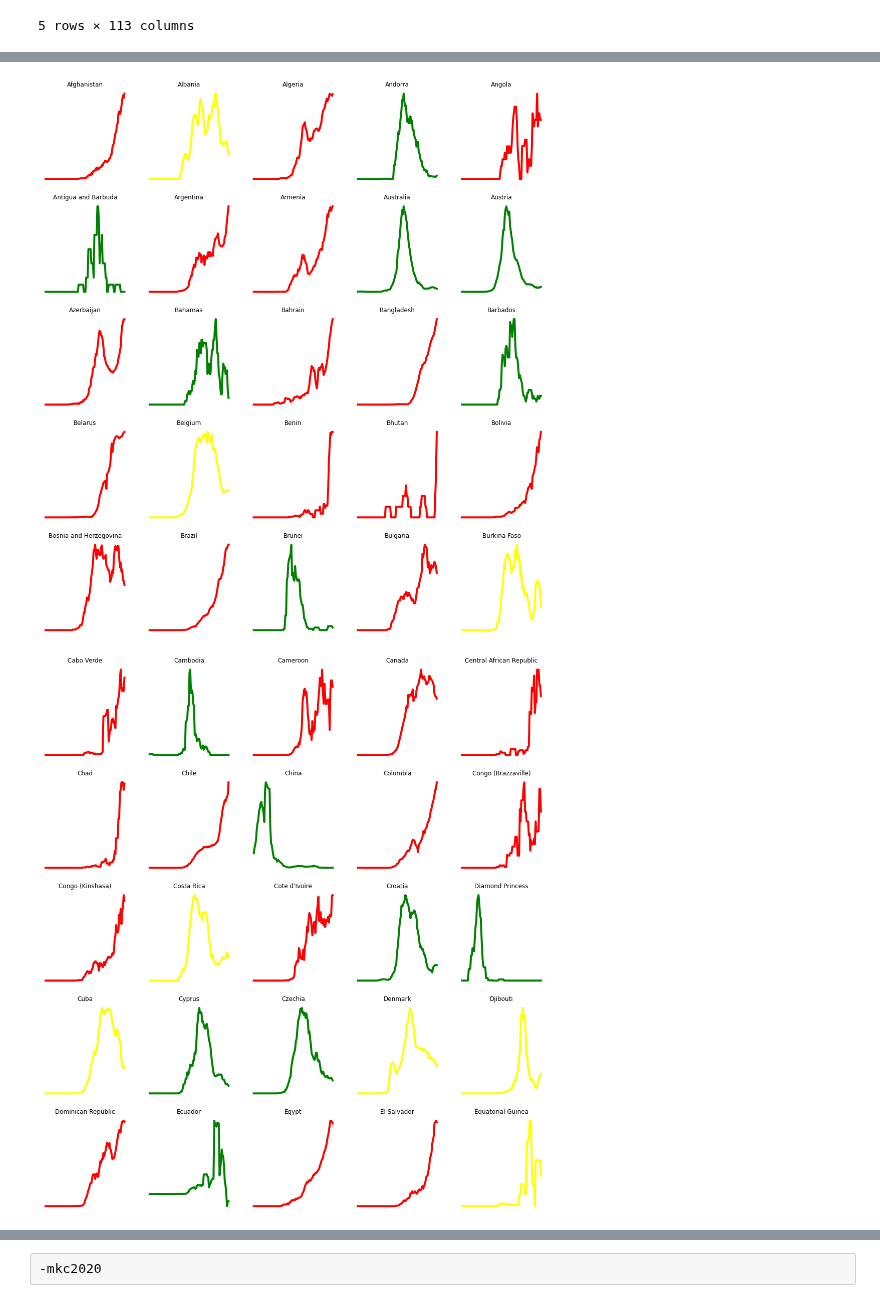
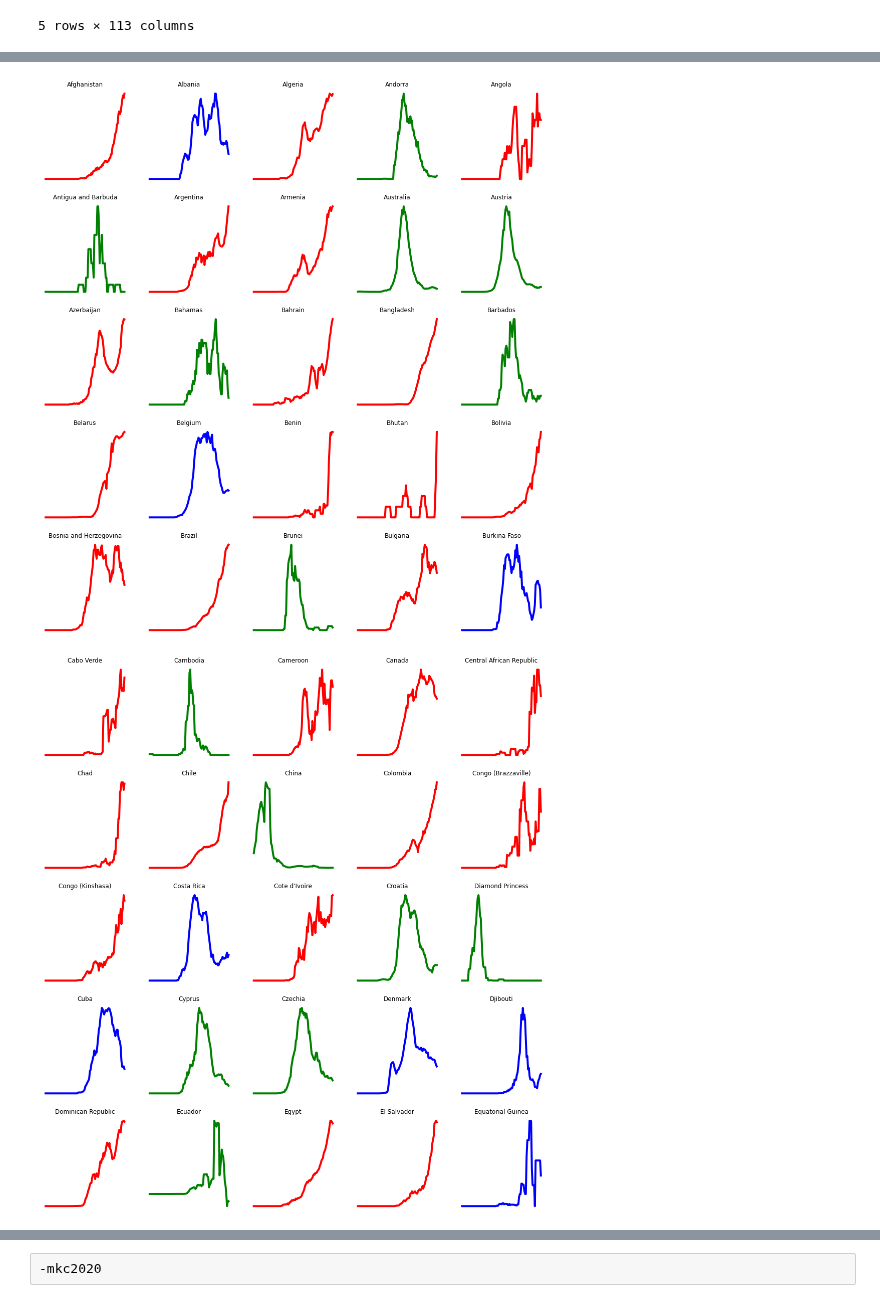
Before and after one commit to melvincabatuan/COVID_Notebooks, a Jupyter notebook: COVID19-Country-Or-Region-Cases-Comparison.ipynb, the cells around one changed output, grey strips where cells are left out. Saved outputs shown, nothing was run; the diff lists cells and outputs as text; code cells hidden in the pictures.

```diff
--- a/COVID19-Country-Or-Region-Cases-Comparison.ipynb
+++ b/COVID19-Country-Or-Region-Cases-Comparison.ipynb
@@ -32,40 +40,40 @@ confirmed.head()
 dates   = confirmed.keys()
 country_reg = confirmed_df['Country/Region'].unique()
 
 def plot_cases(start = 0, batch_sz= 25, columns = 5):
     rows    = int(np.ceil(batch_sz/columns))
     fig     = plt.figure(figsize=(18, 4*rows))
     color   = None
 
     for i in range(1, columns*rows + 1):
         idx = start + i
         if idx <= len(country_reg):
             country = country_reg[idx-1]
             cases = pd.Series([confirmed_df[confirmed_df['Country/Region']==country][i].sum() for i in dates])
             cases_ma = cases.rolling(window=7).mean().diff()
             height = cases_ma.max() - cases_ma.min()
             if cases_ma.iloc[-1] <= 0.2*height:
                 color = 'green'
             elif cases_ma.iloc[-1] <= 0.5*height:
-                color = 'yellow'
+                color = 'blue'
             else:
                 color = 'red'
             fig.add_subplot(rows, columns, i)
             plt.plot(range(len(dates)), cases_ma, linewidth=4, color = color)
             plt.title(f'{country}')
             plt.axis('off')
 
     plt.show()
 
 k = 0
 plot_cases(k)
 # %% [output]
-[figure, old version]
+[figure, new version]
 # %%
 k += 25
 plot_cases(k)
 # %% [output]
-[figure, old version]
+[figure, new version]
 # %%
 k += 25
 plot_cases(k)
```
Also changed, not shown: parts of 10 cells of this notebook, 2 other files.
